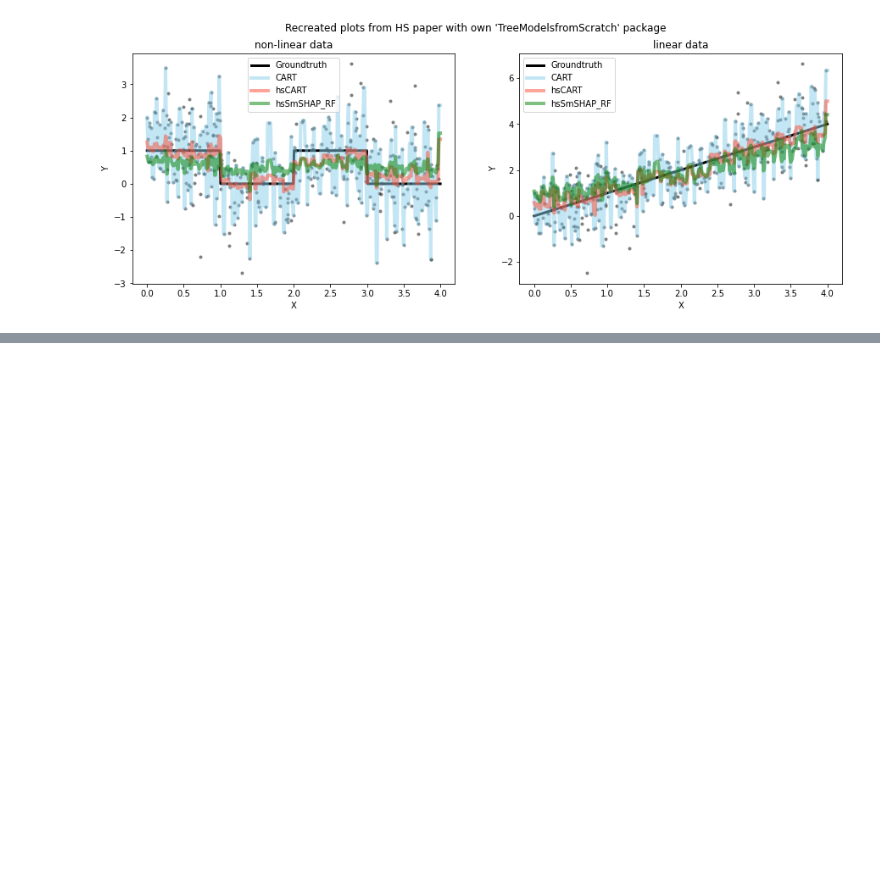
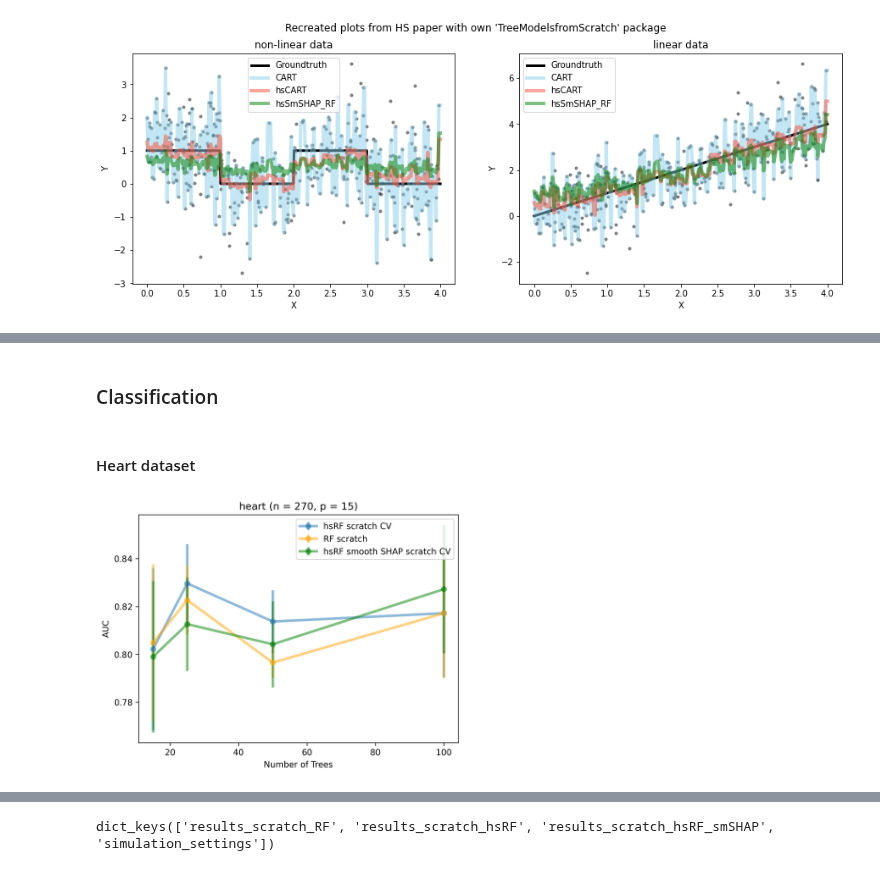
Before and after one commit to markusloecher/TreeBasedModel, a Jupyter notebook: notebooks/HS_SmSHAP.ipynb, the cells around one changed output, grey strips where cells are left out. Drawn from its saved outputs; the diff is of its cells as text; code cells hidden in the pictures; blank space fills up the shorter version.

Commit message:
Create script to run performance comparison for RF, hsRF, hsRF with smooth SHAP

```diff
--- a/notebooks/HS_SmSHAP.ipynb
+++ b/notebooks/HS_SmSHAP.ipynb
@@ -672,0 +781,14 @@ axs[0].set_title('non-linear data');
+# %% [markdown]
+### Classification
+# %% [markdown]
+#### Heart dataset
+# %%
+#Load dataset
+dset_name, dset_file, data_source = DATASETS_CLASSIFICATION[1]
+X, y, feat_names = get_clean_dataset(dset_file, data_source, DATASET_PATH)
+# %%
+%%time
+cv_res_rf_hea = create_performance_plot_rf(X, y, scoring_func=roc_auc_score, cv=3, model_type="classification",
+                                          shuffle=True, random_state=42, dset_name=dset_name)
+# %% [output]
+[figure, added]
@@ -672,0 +800,4 @@ axs[0].set_title('non-linear data');
+# %%
+test.keys()
+# %% [output]
+dict_keys(['results_scratch_RF', 'results_scratch_hsRF', 'results_scratch_hsRF_smSHAP', 'simulation_settings'])
```
Also changed, not shown: parts of 9 cells of this notebook, 6 other files.
